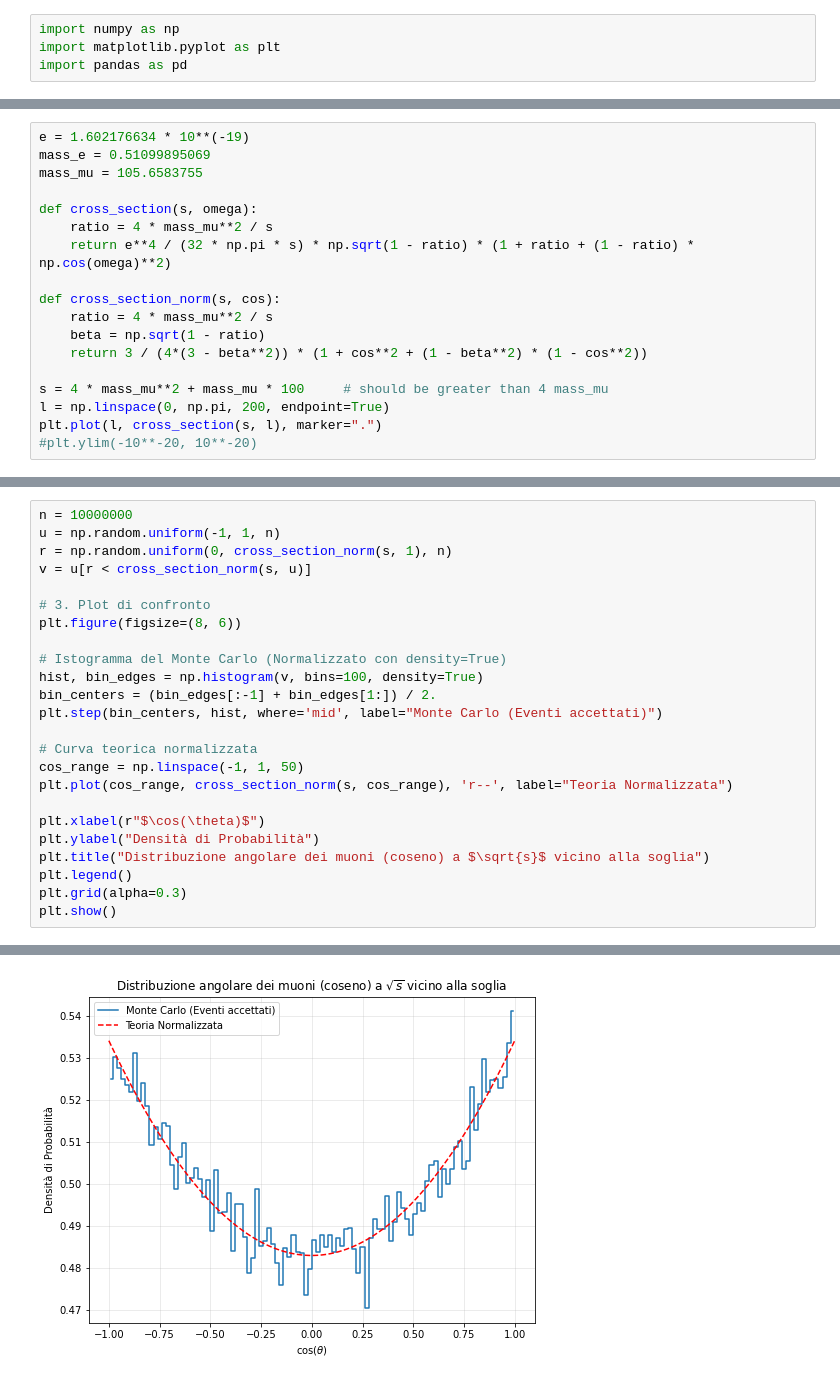
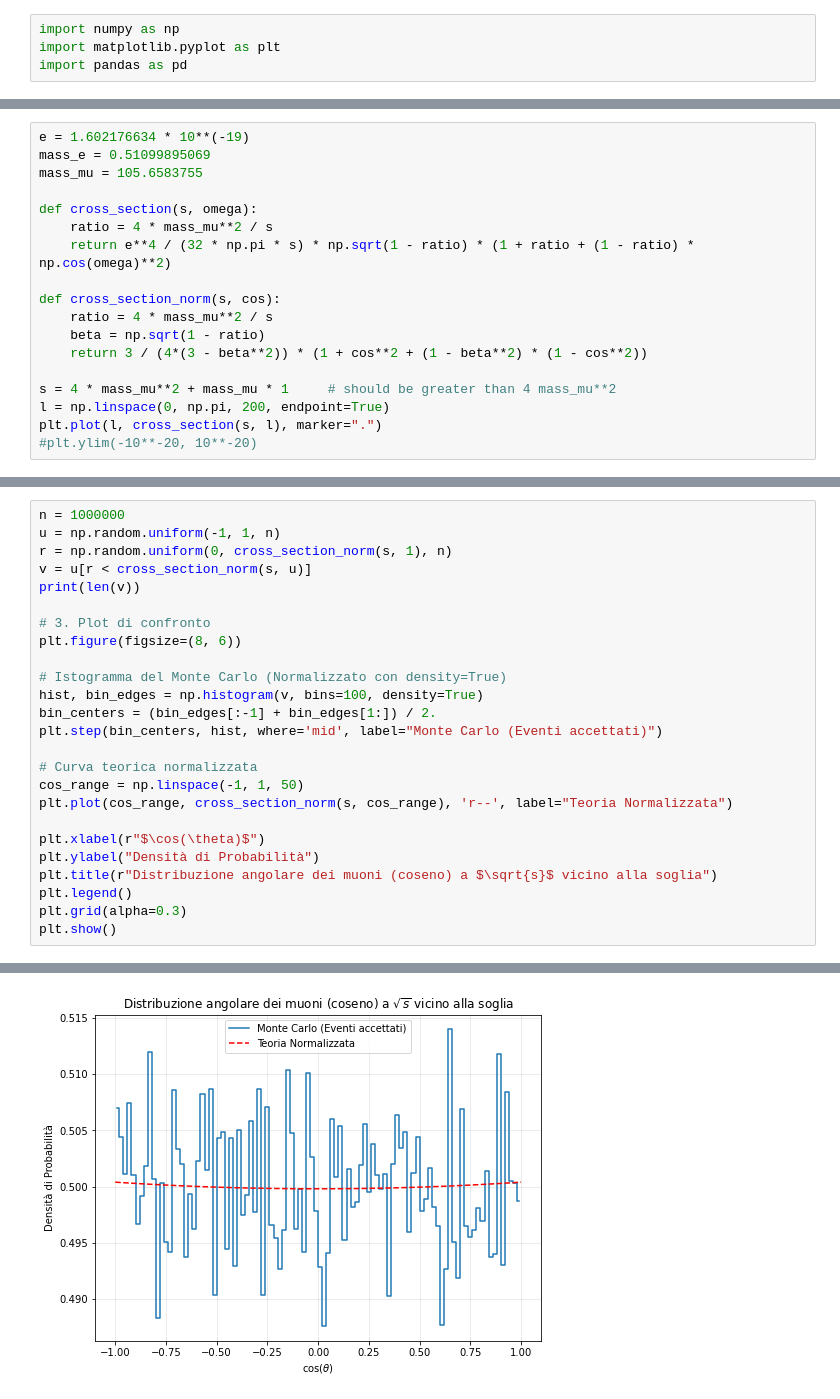
Before and after one commit to sarapasquato/LCP_Project, a Jupyter notebook: Project.ipynb, the cells around one changed output, grey strips where cells are left out. Saved outputs shown, nothing was run; the diff lists cells and outputs as text.

```diff
--- a/Project.ipynb
+++ b/Project.ipynb
@@ -18,7 +59,7 @@ def cross_section_norm(s, cos):
     beta = np.sqrt(1 - ratio)
     return 3 / (4*(3 - beta**2)) * (1 + cos**2 + (1 - beta**2) * (1 - cos**2))
 
-s = 4 * mass_mu**2 + mass_mu * 100     # should be greater than 4 mass_mu
+s = 4 * mass_mu**2 + mass_mu * 1     # should be greater than 4 mass_mu**2
 l = np.linspace(0, np.pi, 200, endpoint=True)
 plt.plot(l, cross_section(s, l), marker=".")
 #plt.ylim(-10**-20, 10**-20)
@@ -40,8 +87,9 @@ plt.show()
 # %%
-n = 10000000
+n = 1000000
 u = np.random.uniform(-1, 1, n)
 r = np.random.uniform(0, cross_section_norm(s, 1), n)
 v = u[r < cross_section_norm(s, u)]
+print(len(v))
 
 # 3. Plot di confronto
 plt.figure(figsize=(8, 6))
@@ -57,7 +105,7 @@ plt.plot(cos_range, cross_section_norm(s, cos_range), 'r--', label="Teoria Norma
 
 plt.xlabel(r"$\cos(\theta)$")
 plt.ylabel("Densità di Probabilità")
-plt.title("Distribuzione angolare dei muoni (coseno) a $\sqrt{s}$ vicino alla soglia")
+plt.title(r"Distribuzione angolare dei muoni (coseno) a $\sqrt{s}$ vicino alla soglia")
 plt.legend()
 plt.grid(alpha=0.3)
 plt.show()
@@ -65,4 +114,4 @@ plt.show()
-[figure, old version]
+[figure, new version]
 # %%
 E_pos = (s - 2 * mass_e**2) / (2 * mass_e)
 p_pos = np.sqrt(E_pos**2 - mass_e**2)
```
Also changed, not shown: parts of 14 cells of this notebook, 1 other file.
